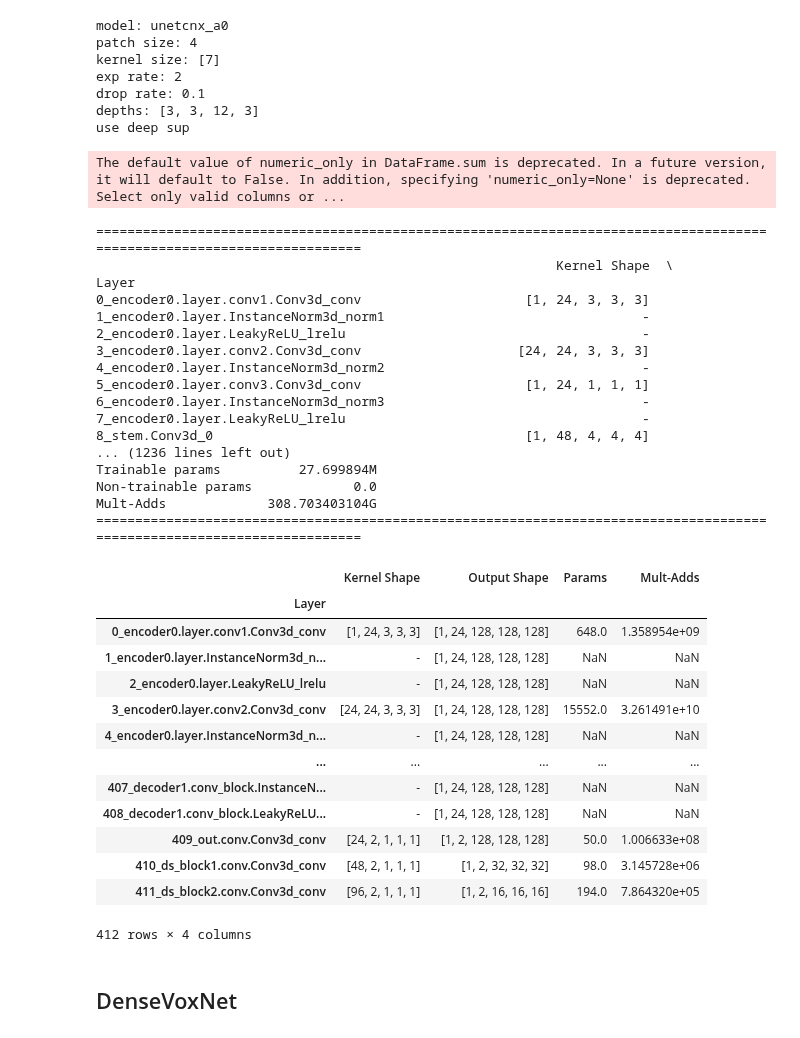
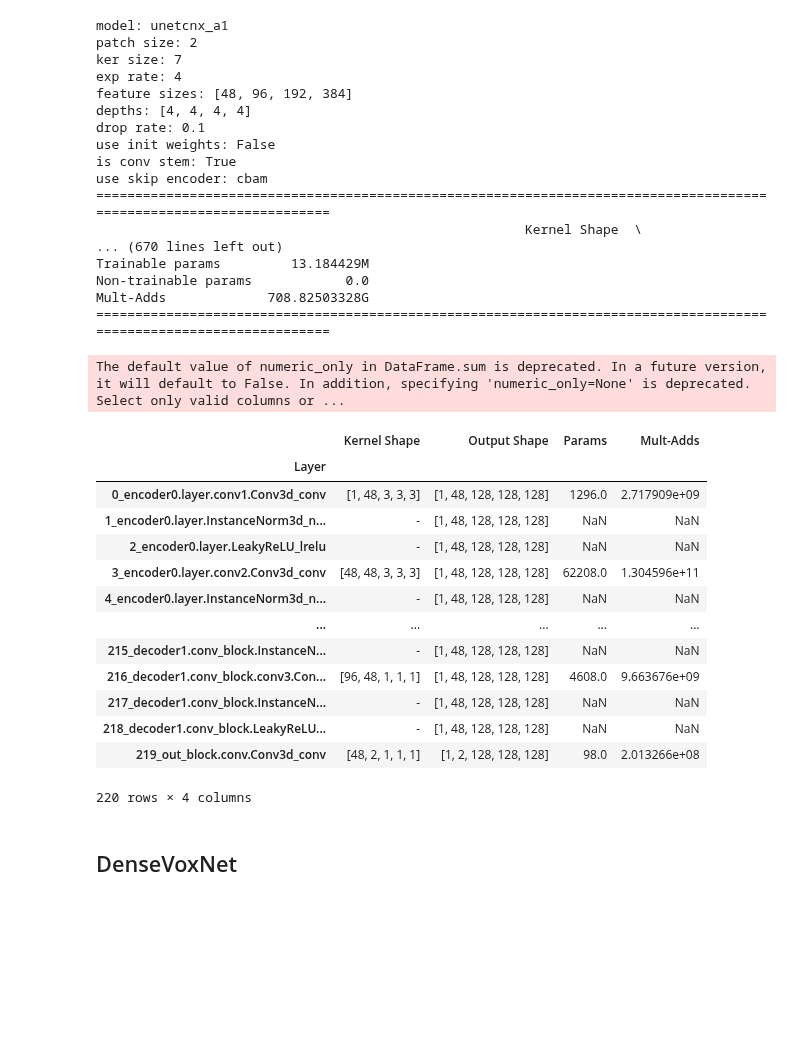
Before and after one commit to conflick0/CardiacSeg, a Jupyter notebook: exps/edas/network.ipynb, the cells around one changed output. Drawn from its saved outputs; the diff is of its cells as text; code cells hidden in the pictures; blank space fills up the shorter version.

```diff
--- a/exps/edas/network.ipynb
+++ b/exps/edas/network.ipynb
@@ -57,67 +59,61 @@ from networks.ssl_head import SSLHead
 # %%
 parser = argparse.ArgumentParser(description="model segmentation pipeline")
 args = parser.parse_args([])
 args.device = 'cuda'
 args.in_channels = 1
 args.out_channels = 2
 args.roi_x, args.roi_y, args.roi_z = [128, 128, 128]
-args.patch_size = 4
+args.patch_size = 2
 args.drop_rate = 0.1
 args.kernel_size = 7
-args.exp_rate = 2
+args.exp_rate = 4
 args.norm_name = 'layer'
-args.depths = [3, 3, 12, 3]
+args.depths = [4, 4, 4, 4]
 args.feature_size = 48
 args.use_init_weights = False
 args.deep_sup=True
-args
+args.is_conv_stem=True
+args.skip_encoder_name='cbam'
 net = None
 del net
-net = network('unetcnx_a0', args) # unetc2f
+net = network('unetcnx_a1', args) # unetc2f
 inp = None
 del inp
 inp = torch.rand((1, 1, 128, 128, 128)).to(args.device)
 summary(net, inp)
 # %% [output]
-model: unetcnx_a0
-patch size: 4
-kernel size: [7]
-exp rate: 2
+model: unetcnx_a1
+patch size: 2
+ker size: 7
+exp rate: 4
+feature sizes: [48, 96, 192, 384]
+depths: [4, 4, 4, 4]
 drop rate: 0.1
-depths: [3, 3, 12, 3]
-use deep sup
+use init weights: False
+is conv stem: True
+use skip encoder: cbam
+====================================================================================================================
+                                                       Kernel Shape  \
+... (670 lines left out)
+Trainable params         13.184429M
+Non-trainable params            0.0
+Mult-Adds             708.82503328G
+====================================================================================================================
 The default value of numeric_only in DataFrame.sum is deprecated. In a future version, it will default to False. In addition, specifying 'numeric_only=None' is deprecated. Select only valid columns or ...
+|  | Kernel Shape | Output Shape | Params | Mult-Adds |
+| Layer |  |  |  |  |
+| 0_encoder0.layer.conv1.Conv3d_conv | [1, 48, 3, 3, 3] | [1, 48, 128, 128, 128] | 1296.0 | 2.717909e+09 |
+| 1_encoder0.layer.InstanceNorm3d_n... | - | [1, 48, 128, 128, 128] | NaN | NaN |
+| 2_encoder0.layer.LeakyReLU_lrelu | - | [1, 48, 128, 128, 128] | NaN | NaN |
+| 3_encoder0.layer.conv2.Conv3d_conv | [48, 48, 3, 3, 3] | [1, 48, 128, 128, 128] | 62208.0 | 1.304596e+11 |
+| 4_encoder0.layer.InstanceNorm3d_n... | - | [1, 48, 128, 128, 128] | NaN | NaN |
+| ... | ... | ... | ... | ... |
+| 215_decoder1.conv_block.InstanceN... | - | [1, 48, 128, 128, 128] | NaN | NaN |
+| 216_decoder1.conv_block.conv3.Con... | [96, 48, 1, 1, 1] | [1, 48, 128, 128, 128] | 4608.0 | 9.663676e+09 |
+| 217_decoder1.conv_block.InstanceN... | - | [1, 48, 128, 128, 128] | NaN | NaN |
+| 218_decoder1.conv_block.LeakyReLU... | - | [1, 48, 128, 128, 128] | NaN | NaN |
+| 219_out_block.conv.Conv3d_conv | [48, 2, 1, 1, 1] | [1, 2, 128, 128, 128] | 98.0 | 2.013266e+08 |
-========================================================================================================================
-                                                           Kernel Shape  \
-Layer
-0_encoder0.layer.conv1.Conv3d_conv                     [1, 24, 3, 3, 3]
-1_encoder0.layer.InstanceNorm3d_norm1                                 -
-2_encoder0.layer.LeakyReLU_lrelu                                      -
-3_encoder0.layer.conv2.Conv3d_conv                    [24, 24, 3, 3, 3]
-4_encoder0.layer.InstanceNorm3d_norm2                                 -
-5_encoder0.layer.conv3.Conv3d_conv                     [1, 24, 1, 1, 1]
-6_encoder0.layer.InstanceNorm3d_norm3                                 -
-7_encoder0.layer.LeakyReLU_lrelu                                      -
-8_stem.Conv3d_0                                        [1, 48, 4, 4, 4]
-... (1236 lines left out)
-Trainable params          27.699894M
-Non-trainable params             0.0
-Mult-Adds             308.703403104G
-========================================================================================================================
+220 rows × 4 columns
-|  | Kernel Shape | Output Shape | Params | Mult-Adds |
-| Layer |  |  |  |  |
-| 0_encoder0.layer.conv1.Conv3d_conv | [1, 24, 3, 3, 3] | [1, 24, 128, 128, 128] | 648.0 | 1.358954e+09 |
-| 1_encoder0.layer.InstanceNorm3d_n... | - | [1, 24, 128, 128, 128] | NaN | NaN |
-| 2_encoder0.layer.LeakyReLU_lrelu | - | [1, 24, 128, 128, 128] | NaN | NaN |
-| 3_encoder0.layer.conv2.Conv3d_conv | [24, 24, 3, 3, 3] | [1, 24, 128, 128, 128] | 15552.0 | 3.261491e+10 |
-| 4_encoder0.layer.InstanceNorm3d_n... | - | [1, 24, 128, 128, 128] | NaN | NaN |
-| ... | ... | ... | ... | ... |
-| 407_decoder1.conv_block.InstanceN... | - | [1, 24, 128, 128, 128] | NaN | NaN |
-| 408_decoder1.conv_block.LeakyReLU... | - | [1, 24, 128, 128, 128] | NaN | NaN |
-| 409_out.conv.Conv3d_conv | [24, 2, 1, 1, 1] | [1, 2, 128, 128, 128] | 50.0 | 1.006633e+08 |
-| 410_ds_block1.conv.Conv3d_conv | [48, 2, 1, 1, 1] | [1, 2, 32, 32, 32] | 98.0 | 3.145728e+06 |
-| 411_ds_block2.conv.Conv3d_conv | [96, 2, 1, 1, 1] | [1, 2, 16, 16, 16] | 194.0 | 7.864320e+05 |
-412 rows × 4 columns
 # %%
 parser = argparse.ArgumentParser(description="model segmentation pipeline")
 args = parser.parse_args([])
```
Also changed, not shown: parts of 2 cells of this notebook, 2 other files.
